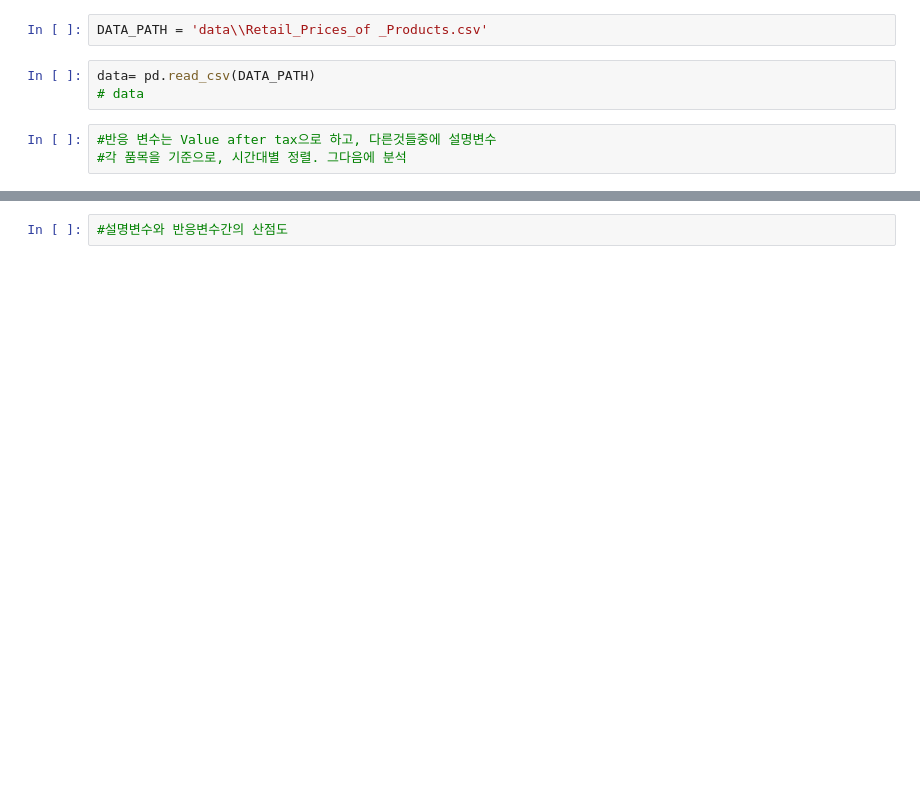
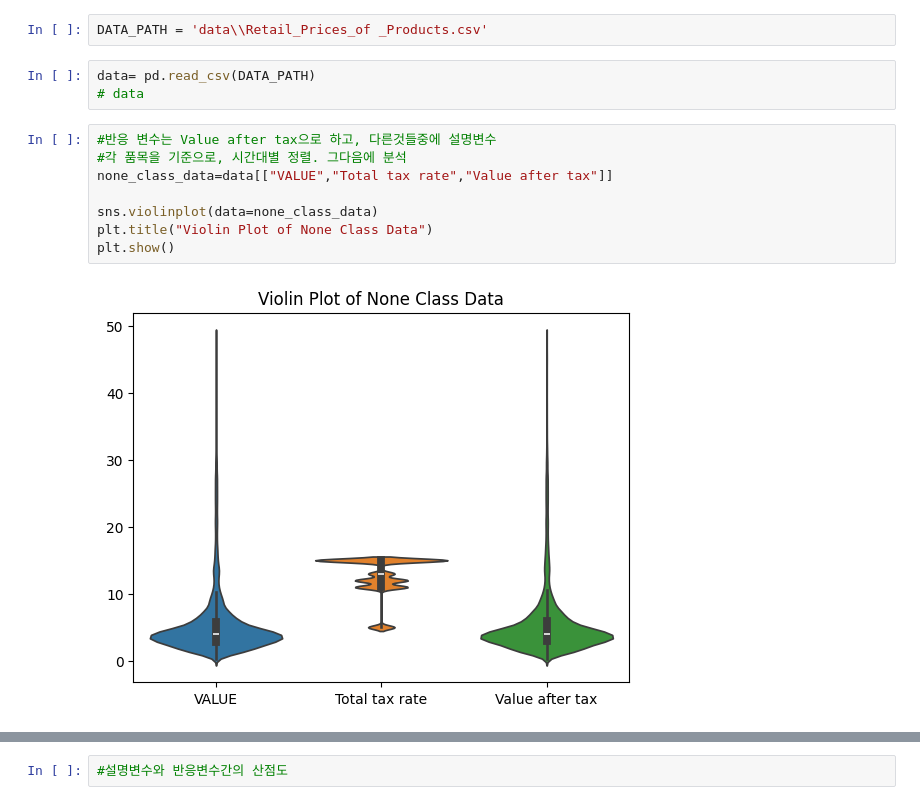
Before and after one commit to RGBRaccoon/ml_hw1, a Jupyter notebook: price_analysis.ipynb, the cells around one changed output, grey strips where cells are left out. Cells and saved outputs as stored; diff of their text form; blank space fills up the shorter version.

```diff
--- a/price_analysis.ipynb
+++ b/price_analysis.ipynb
@@ -29,3 +31,10 @@ data= pd.read_csv(DATA_PATH)
 # %%
 #반응 변수는 Value after tax으로 하고, 다른것들중에 설명변수
 #각 품목을 기준으로, 시간대별 정렬. 그다음에 분석
+none_class_data=data[["VALUE","Total tax rate","Value after tax"]]
+
+sns.violinplot(data=none_class_data)
+plt.title("Violin Plot of None Class Data")
+plt.show()
+# %% [output]
+[figure, added]
```
Also changed, not shown: parts of 5 cells of this notebook, 2 other files.
